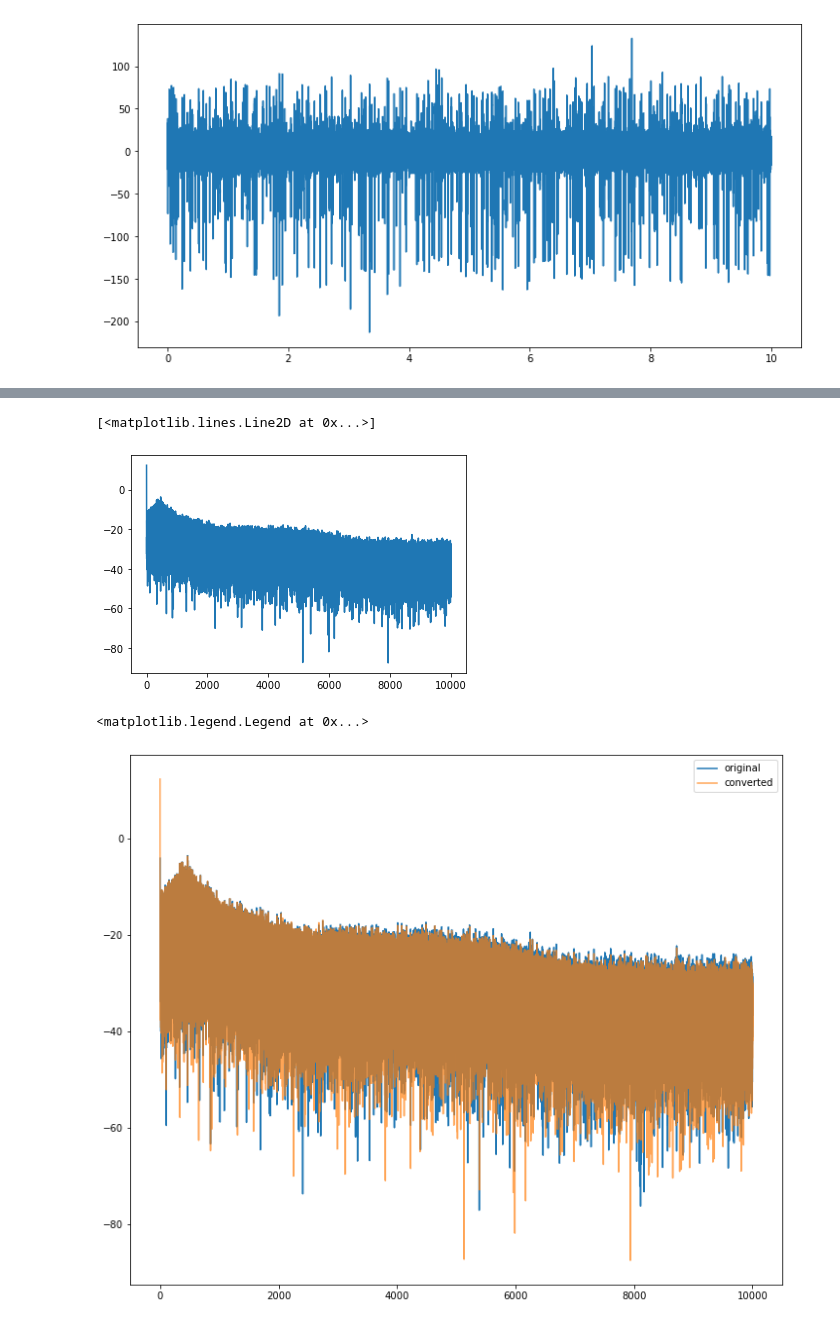
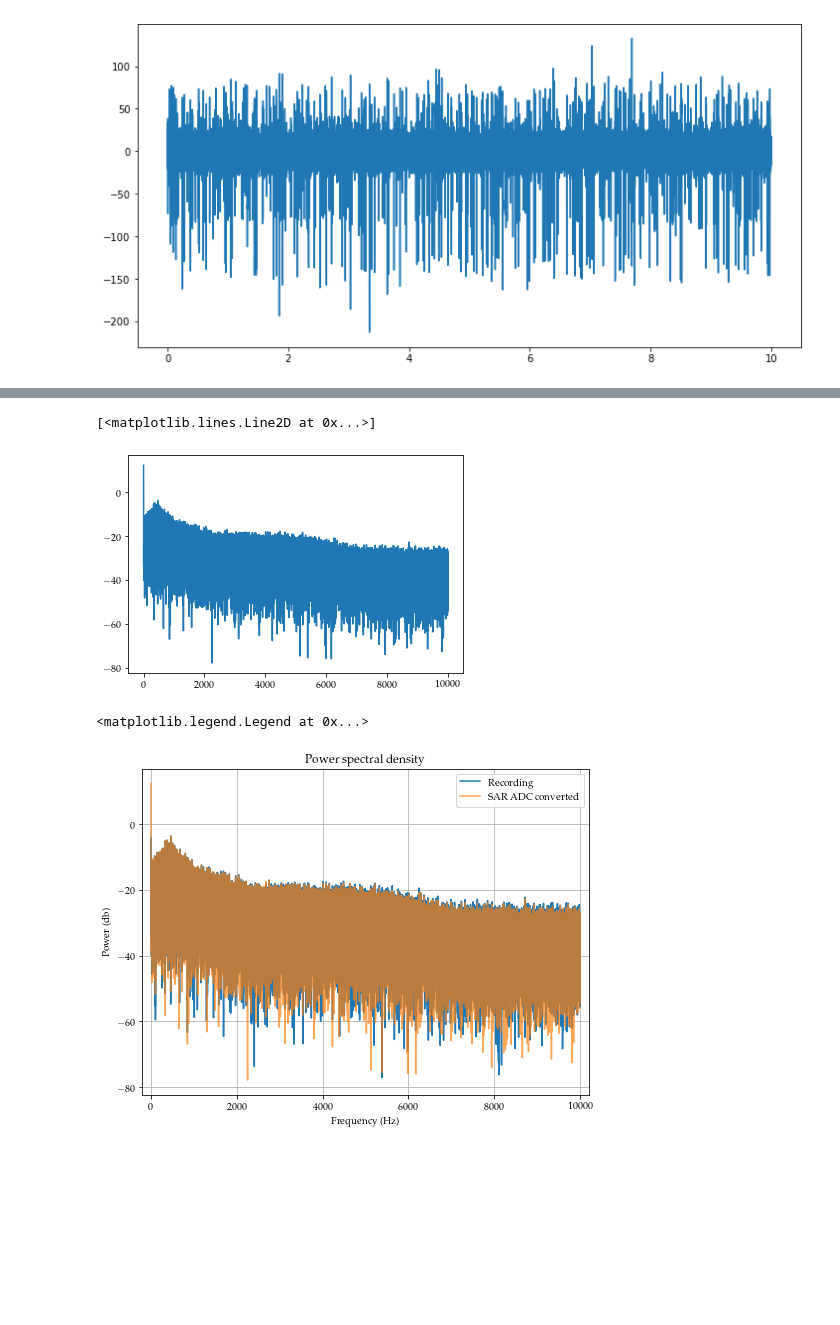
Before and after one commit to LuighiV/eapprocessor, a Jupyter notebook: notebooks/6_HW_Simulation_Processing_ADCs.ipynb, the cells around one changed output, grey strips where cells are left out. Drawn from its saved outputs; the diff is of its cells as text; code cells hidden in the pictures; blank space fills up the shorter version.

Commit message:
Update processing from hw results

```diff
--- a/notebooks/6_HW_Simulation_Processing_ADCs.ipynb
+++ b/notebooks/6_HW_Simulation_Processing_ADCs.ipynb
@@ -9,11 +9,11 @@ from pathlib import Path
 import itertools
 # %%
 #results are split in two files
-RELATIVE_FILE_PATHS=["results/output_sar_neural.1.vcsv", "results/output_sar_neural.0.vcsv"]
+RELATIVE_FILE_PATHS=["results/output_sar_neural.vcsv"]
 # %%
 filepaths = [Path(SIMULATION_OUTPUT)/filepath for filepath in RELATIVE_FILE_PATHS]
 # %%
-chunks_list = [[5,4,3,2,1,0],[9,8,7,6]]
+chunks_list = [[9,8,7,6,5,4,3,2,1,0]]
 # %%
 def generate_headers(number, prefix):
     return ["".join([prefix,"_",str(number)]),str(number)]
@@ -88,6 +88,6 @@ for i, end_time in enumerate(rounded_end_times):
     seldf = ndf[[f"time_{i}",str(i)]].copy()
     absolute_end_time = seldf[f"time_{i}"][0] + end_time
     index = seldf.loc[np.abs(ndf[f"time_{i}"]-absolute_end_time)<tolerance].index.values[0]
-    list_df_chunks.append(seldf.iloc[0:index+1].rename(columns={f"time_{i}": "time", str(i): "values"}))
+    list_df_chunks.append(seldf.iloc[0:index+1].rename(columns={f"time_{i}": "time", str(i): "vout"}))
 list_df_chunks
 # %% [output]
@@ -184,15 +222,21 @@ plt.plot(xf,10*np.log10(np.power(yf,2)))
 # %%
-xf1, yf1 = fft(np.array(rdf["values"])*1000, Fs)
+xf1, yf1 = fft(np.array(rdf["vout"])*1000, Fs)
 plt.plot(xf1,10*np.log10(np.power(yf1,2)))
 # %% [output]
 [<matplotlib.lines.Line2D at 0x...>]
-[figure, old version]
+[figure, new version]
 # %%
-fig = plt.figure(figsize=(12,10))
+fig = plt.figure(figsize=(8,6))
 ax = fig.add_subplot(1,1,1)
-ax.plot(xf,10*np.log10(np.power(yf,2)), label="original")
-ax.plot(xf1,10*np.log10(np.power(yf1,2)), label="converted",alpha=0.7)
+ax.plot(xf,10*np.log10(np.power(yf,2)), label="Recording")
+ax.plot(xf1,10*np.log10(np.power(yf1,2)), label="SAR ADC converted",alpha=0.7)
 ax.legend()
+ax.grid(True)
+ax.set_xlim([-Fs/100, max(max(xf),max(xf1)) + Fs/100])
+ax.set_xlabel("Frequency (Hz)")
+ax.set_ylabel("Power (db)")
+ax.set_title("Power spectral density")
+ax.legend(loc="best")
 # %% [output]
 <matplotlib.legend.Legend at 0x...>
-[figure, old version]
+[figure, new version]
```
Also changed, not shown: parts of 10 cells of this notebook, 9 other files.
